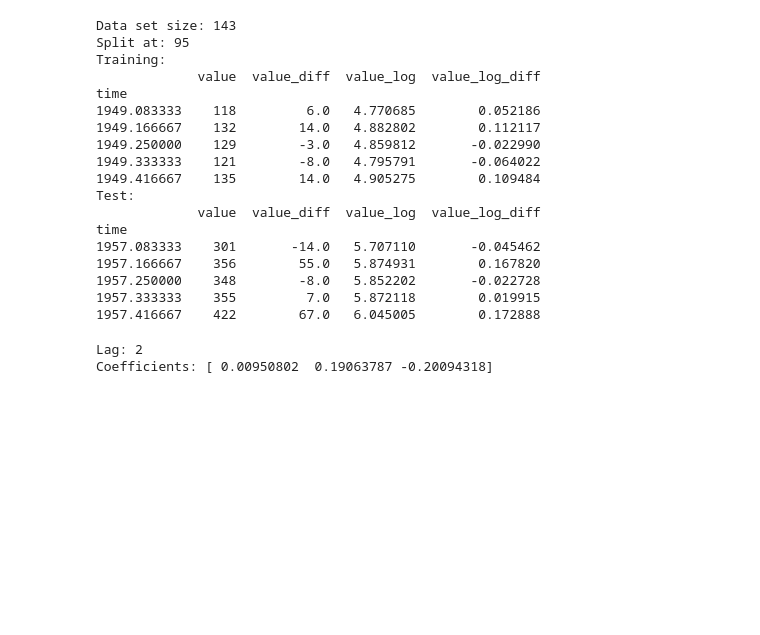
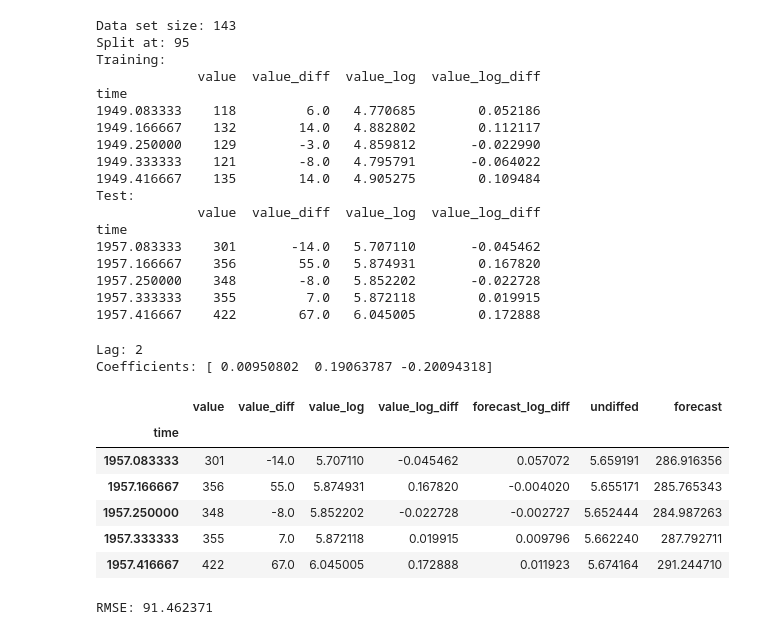
Before and after one commit to htoomik/applied-ml, a Jupyter notebook: w4/w4 lessons.ipynb, the cells around one changed output. Cells and saved outputs as stored; diff of their text form; code cells hidden in the pictures; blank space fills up the shorter version.

```diff
--- a/w4/w4 lessons.ipynb
+++ b/w4/w4 lessons.ipynb
@@ -119,0 +125,24 @@ Coefficients: [ 0.00950802  0.19063787 -0.20094318]
+# %%
+results = test.join(predictions_df)
+
+# from diffs back to "undiffed" data...
+results.loc[:, 'undiffed'] = results.loc[:, 'forecast_log_diff'].cumsum(0) + data.iloc[split_index - 1]['value_log']
+# ... and then exponentiate to get back a comparable time series
+results.loc[:, 'forecast'] = results.loc[:, 'undiffed'].apply(lambda x: np.exp(x))
+
+results.head()
+# %% [output]
+|  | value | value_diff | value_log | value_log_diff | forecast_log_diff | undiffed | forecast |
+| time |  |  |  |  |  |  |  |
+| 1957.083333 | 301 | -14.0 | 5.707110 | -0.045462 | 0.057072 | 5.659191 | 286.916356 |
+| 1957.166667 | 356 | 55.0 | 5.874931 | 0.167820 | -0.004020 | 5.655171 | 285.765343 |
+| 1957.250000 | 348 | -8.0 | 5.852202 | -0.022728 | -0.002727 | 5.652444 | 284.987263 |
+| 1957.333333 | 355 | 7.0 | 5.872118 | 0.019915 | 0.009796 | 5.662240 | 287.792711 |
+| 1957.416667 | 422 | 67.0 | 6.045005 | 0.172888 | 0.011923 | 5.674164 | 291.244710 |
+# %%
+mse = mean_squared_error(results['value'].values, results['forecast'].values)
+rmse = math.sqrt(mse)
+
+print('RMSE: %f' % rmse)
+# %% [output]
+RMSE: 91.462371
```
Also changed, not shown: parts of 3 cells of this notebook.
